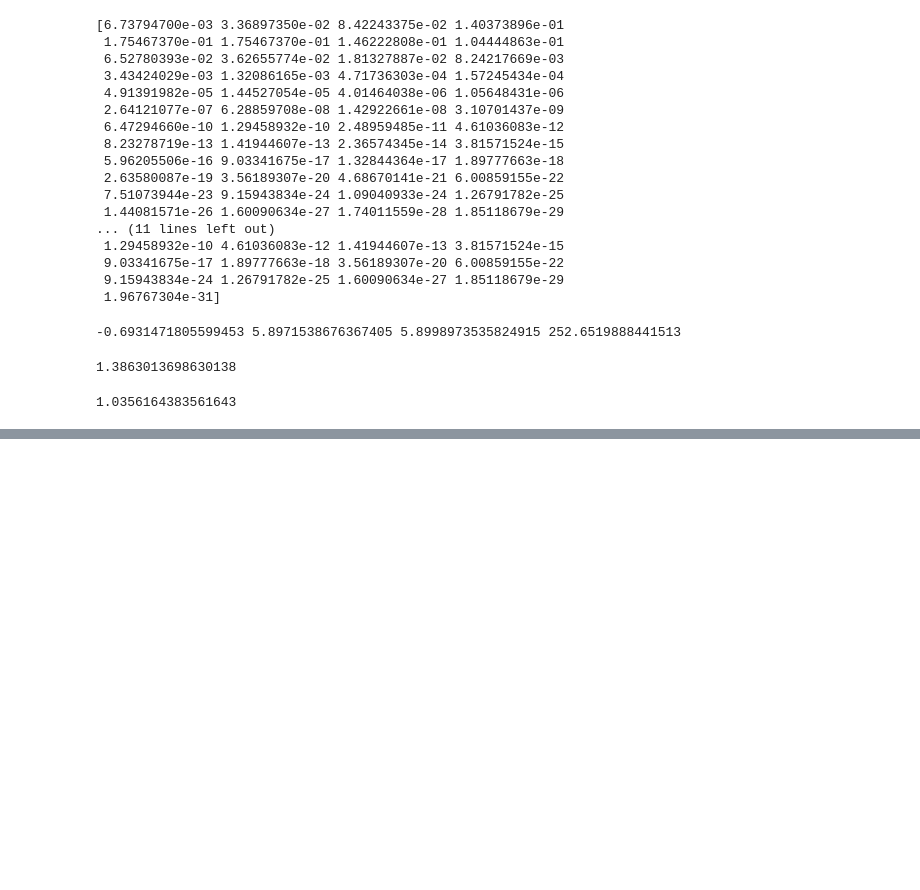
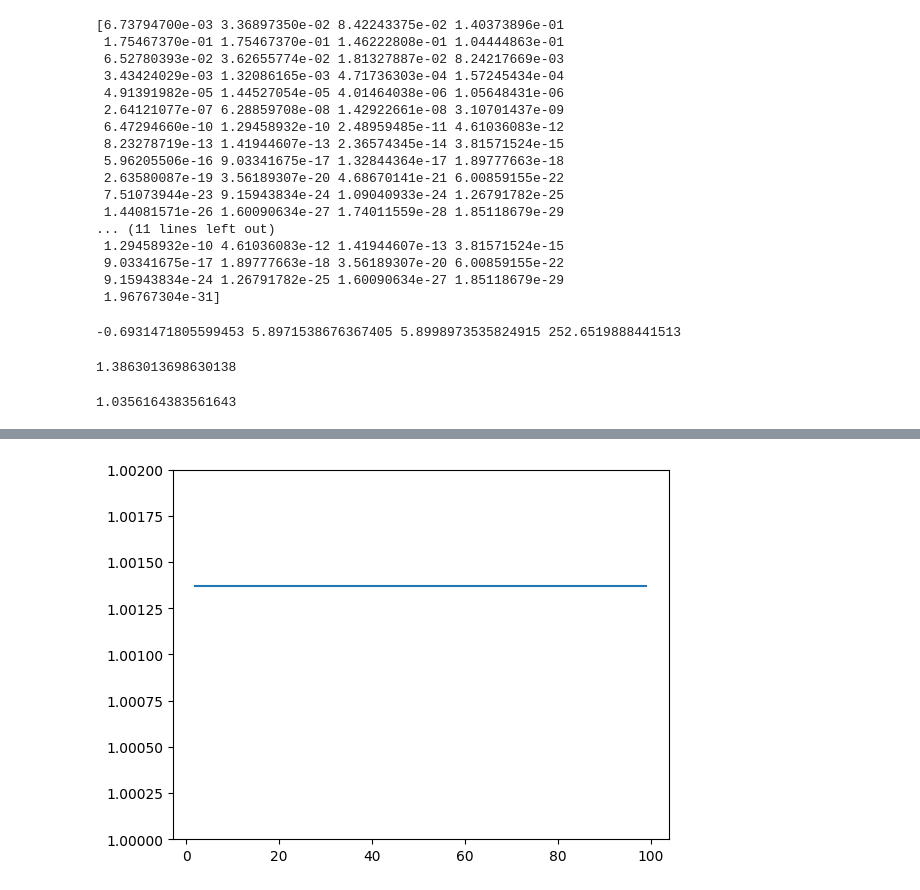
Before and after one commit to GilgameshxZero/utulek, a Jupyter notebook: experiments/mosteller-fifty-challenging-problems-in-probability.ipynb, the cells around one changed output, grey strips where cells are left out. Saved outputs shown, nothing was run; the diff lists cells and outputs as text; code cells hidden in the pictures; blank space fills up the shorter version.

```diff
--- a/experiments/mosteller-fifty-challenging-problems-in-probability.ipynb
+++ b/experiments/mosteller-fifty-challenging-problems-in-probability.ipynb
@@ -120,0 +203,12 @@ print(28*27/(365*2))
+# %%
+import scipy
+import numpy as np
+import matplotlib.pyplot as plt
+
+X = np.arange(2, 100)
+Y = [N * math.log(N / (N - 1)) for i in X]
+plt.plot(X, Y)
+plt.ylim(1, 1.002)
+plt.show()
+# %% [output]
+[figure, added]
```
Also changed, not shown: parts of 13 cells of this notebook.
